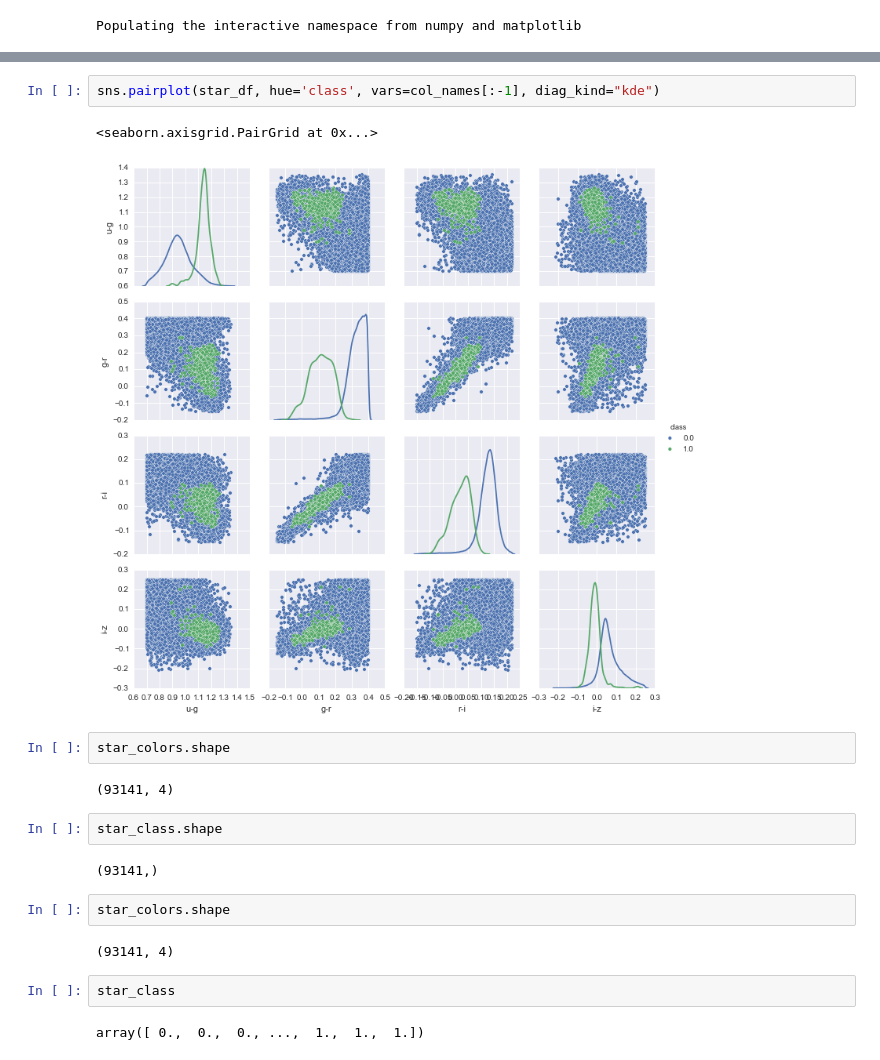
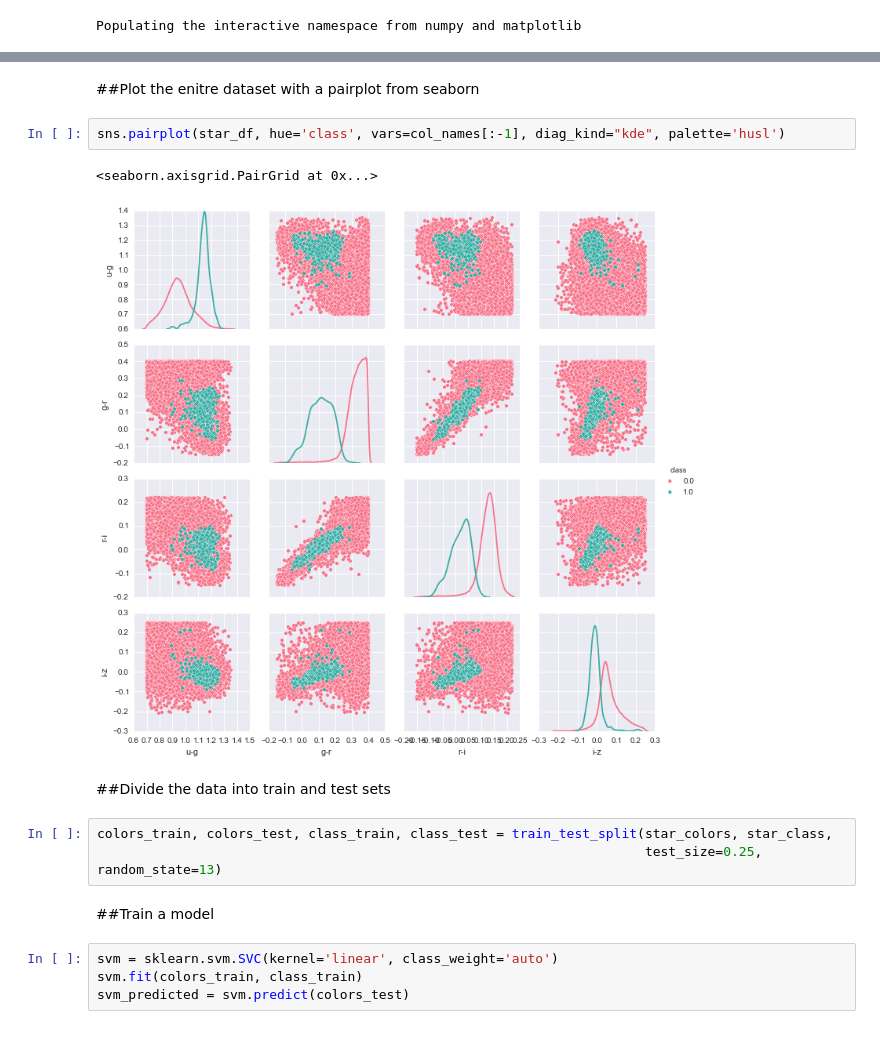
Before and after one commit to NobleKennamer/astro_porject, a Jupyter notebook: RR_Lyrae.ipynb, the cells around one changed output, grey strips where cells are left out. Saved outputs shown, nothing was run; the diff lists cells and outputs as text.

Commit message:
Showing an example of how to partition the data. Train a model and plot the ROC curve

```diff
--- a/RR_Lyrae.ipynb
+++ b/RR_Lyrae.ipynb
@@ -38,21 +23,18 @@ star_df
+# %% [markdown]
+##Plot the enitre dataset with a pairplot from seaborn
 # %%
-sns.pairplot(star_df, hue='class', vars=col_names[:-1], diag_kind="kde")
+sns.pairplot(star_df, hue='class', vars=col_names[:-1], diag_kind="kde", palette='husl')
 # %% [output]
 <seaborn.axisgrid.PairGrid at 0x...>
-[figure, old version]
+[figure, new version]
-# %%
-star_colors.shape
-# %% [output]
-(93141, 4)
-# %%
-star_class.shape
-# %% [output]
-(93141,)
-# %%
-star_colors.shape
-# %% [output]
-(93141, 4)
-# %%
-star_class
-# %% [output]
-array([ 0.,  0.,  0., ...,  1.,  1.,  1.])
+# %% [markdown]
+##Divide the data into train and test sets
+# %%
+colors_train, colors_test, class_train, class_test = train_test_split(star_colors, star_class,
+                                                                      test_size=0.25, random_state=13)
+# %% [markdown]
+##Train a model
+# %%
+svm = sklearn.svm.SVC(kernel='linear', class_weight='auto')
+svm.fit(colors_train, class_train)
+svm_predicted = svm.predict(colors_test)
```
Also changed, not shown: parts of 10 cells of this notebook.
